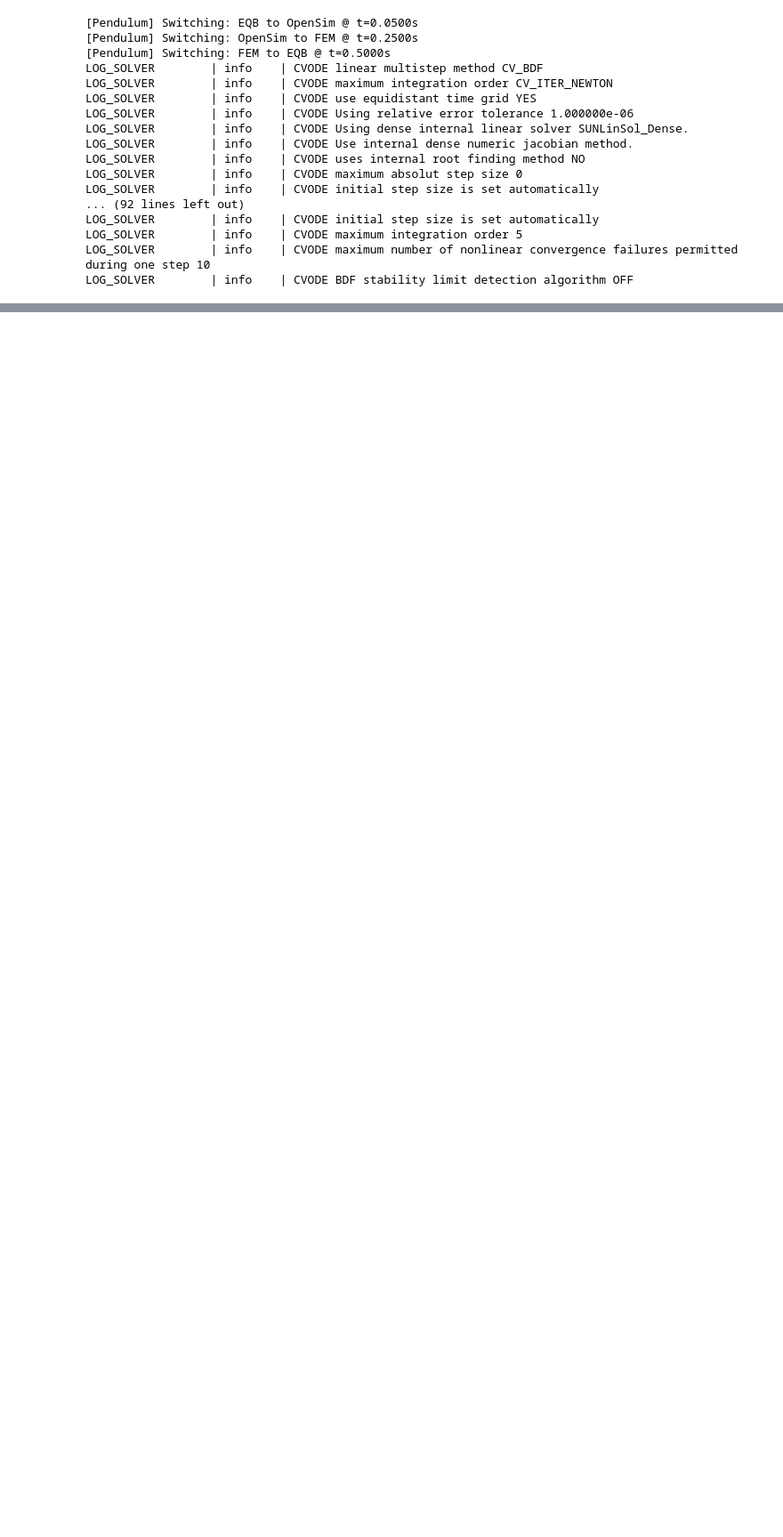
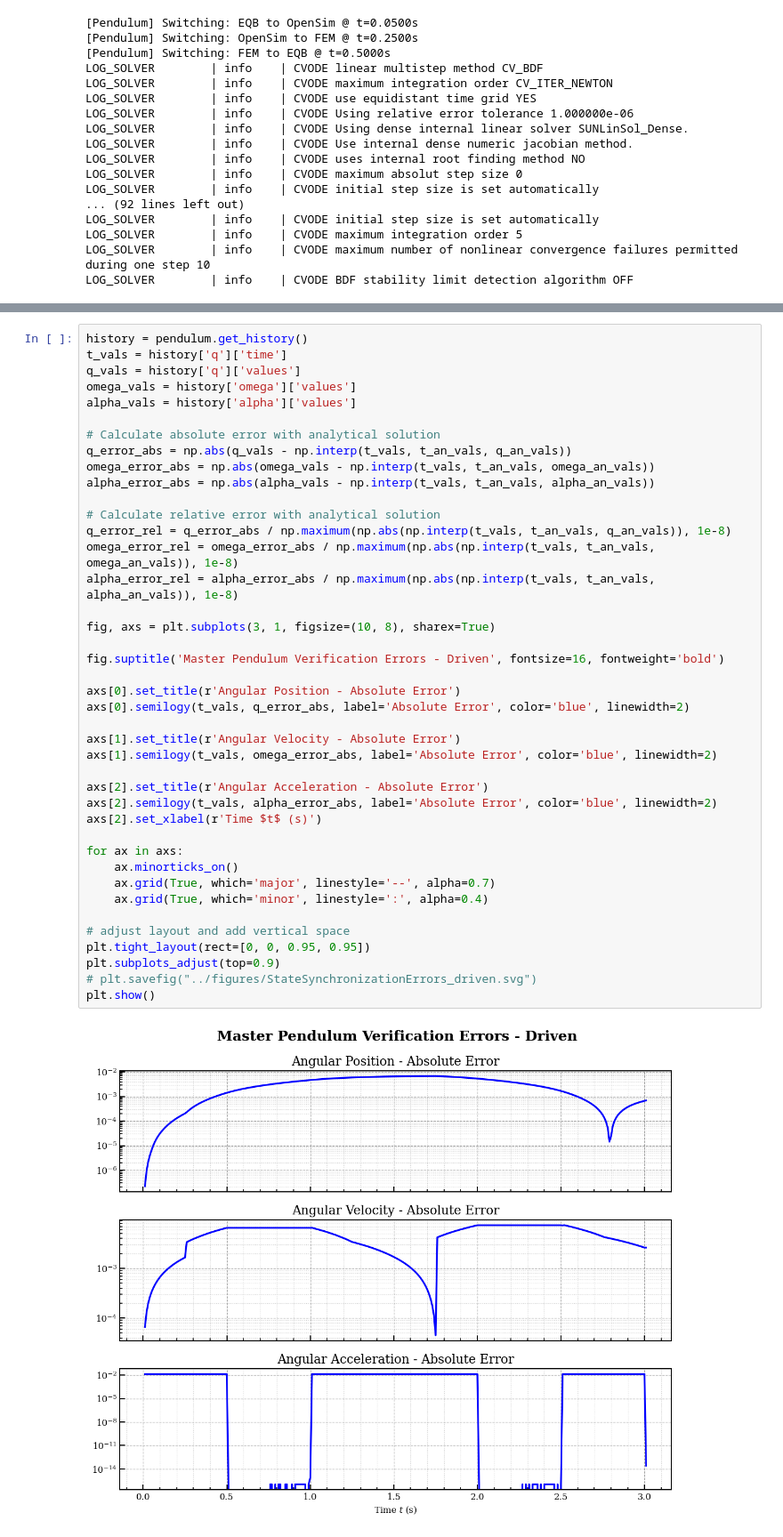
Before and after one commit to FlorianFrech/SystemSimulation, a Jupyter notebook: demos/ControlledPendulum/MyModels/MasterPendulum/test_master_pendulum_driven.ipynb, the cells around one changed output, grey strips where cells are left out. Shown: that part at 89% size. Drawn from its saved outputs; the diff is of its cells as text; blank space fills up the shorter version.

```diff
--- a/demos/ControlledPendulum/MyModels/MasterPendulum/test_master_pendulum_driven.ipynb
+++ b/demos/ControlledPendulum/MyModels/MasterPendulum/test_master_pendulum_driven.ipynb
@@ -203,0 +204,43 @@ plt.show()
+# %%
+history = pendulum.get_history()
+t_vals = history['q']['time']
+q_vals = history['q']['values']
+omega_vals = history['omega']['values']
+alpha_vals = history['alpha']['values']
+
+# Calculate absolute error with analytical solution
+q_error_abs = np.abs(q_vals - np.interp(t_vals, t_an_vals, q_an_vals))
+omega_error_abs = np.abs(omega_vals - np.interp(t_vals, t_an_vals, omega_an_vals))
+alpha_error_abs = np.abs(alpha_vals - np.interp(t_vals, t_an_vals, alpha_an_vals))
+
+# Calculate relative error with analytical solution
+q_error_rel = q_error_abs / np.maximum(np.abs(np.interp(t_vals, t_an_vals, q_an_vals)), 1e-8)
+omega_error_rel = omega_error_abs / np.maximum(np.abs(np.interp(t_vals, t_an_vals, omega_an_vals)), 1e-8)
+alpha_error_rel = alpha_error_abs / np.maximum(np.abs(np.interp(t_vals, t_an_vals, alpha_an_vals)), 1e-8)
+
+fig, axs = plt.subplots(3, 1, figsize=(10, 8), sharex=True)
+
+fig.suptitle('Master Pendulum Verification Errors - Driven', fontsize=16, fontweight='bold')
+
+axs[0].set_title(r'Angular Position - Absolute Error')
+axs[0].semilogy(t_vals, q_error_abs, label='Absolute Error', color='blue', linewidth=2)
+
+axs[1].set_title(r'Angular Velocity - Absolute Error')
+axs[1].semilogy(t_vals, omega_error_abs, label='Absolute Error', color='blue', linewidth=2)
+
+axs[2].set_title(r'Angular Acceleration - Absolute Error')
+axs[2].semilogy(t_vals, alpha_error_abs, label='Absolute Error', color='blue', linewidth=2)
+axs[2].set_xlabel(r'Time $t$ (s)')
+
+for ax in axs:
+    ax.minorticks_on()
+    ax.grid(True, which='major', linestyle='--', alpha=0.7)
+    ax.grid(True, which='minor', linestyle=':', alpha=0.4)
+
+# adjust layout and add vertical space
+plt.tight_layout(rect=[0, 0, 0.95, 0.95])
+plt.subplots_adjust(top=0.9)
+# plt.savefig("../figures/StateSynchronizationErrors_driven.svg")
+plt.show()
+# %% [output]
+[figure, added]
```
Also changed, not shown: parts of 1 cell of this notebook, 10 other files.
